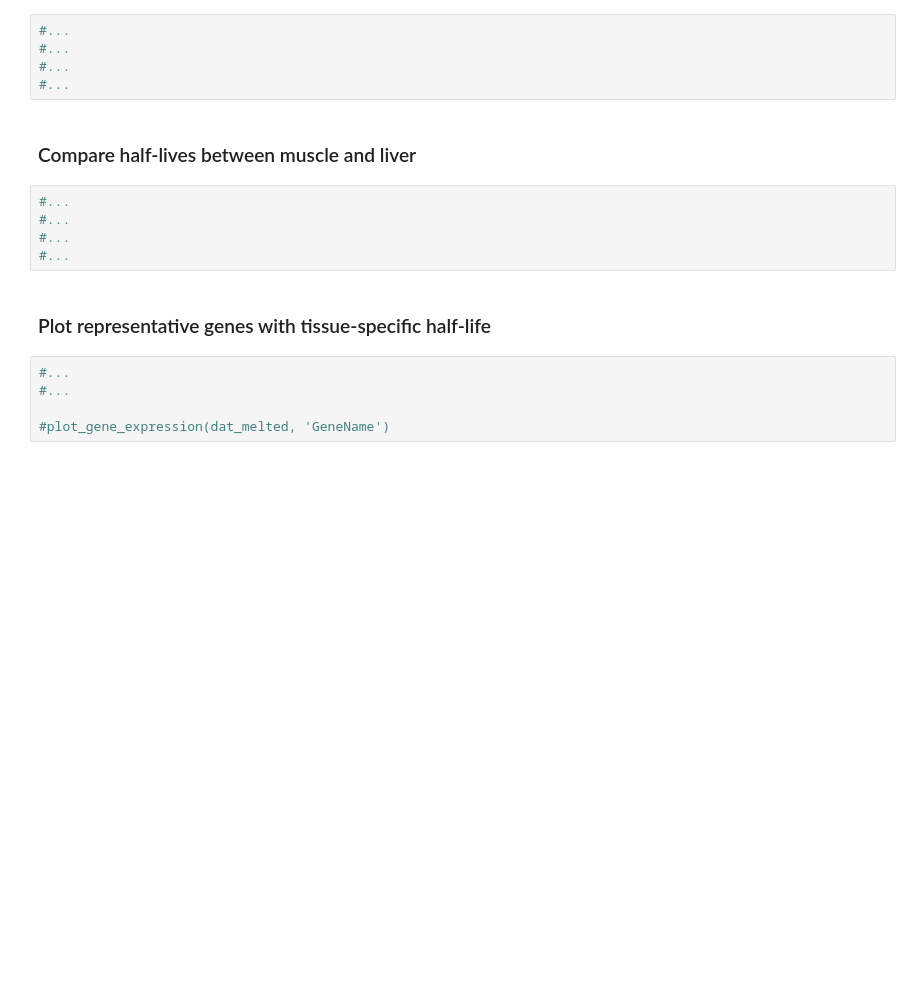
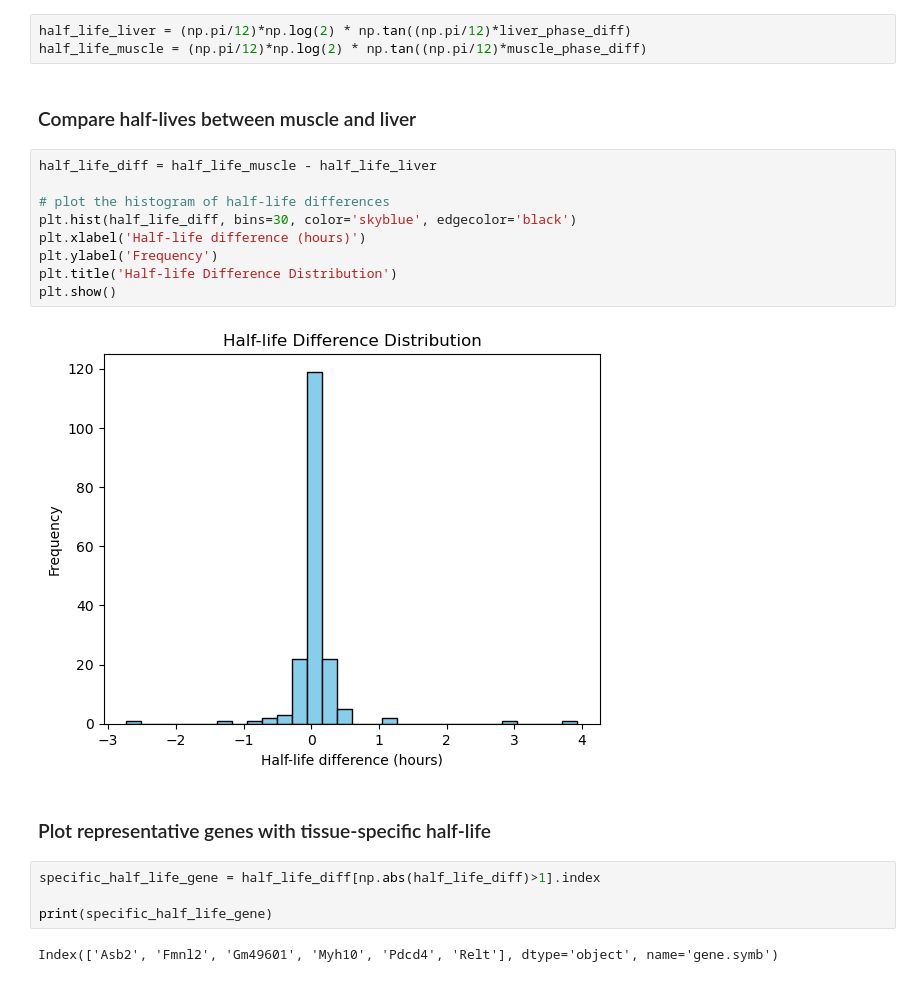
Before and after one commit to GregoirePachebat/group_18, a Jupyter notebook: Week11/Exercise_Week11_12_B_Exercises.ipynb, the cells around one changed output. Saved outputs shown, nothing was run; the diff lists cells and outputs as text; blank space fills up the shorter version.

```diff
--- a/Week11/Exercise_Week11_12_B_Exercises.ipynb
+++ b/Week11/Exercise_Week11_12_B_Exercises.ipynb
@@ -660,21 +654,26 @@ Index(['N4bp3', 'Slc19a1', 'Kpnb1', 'Smo', 'Tspan33', 'Crot', 'Mmd', 'Ddx39',
 # %% [markdown]
 ### Compute half-life from the delay between intron and exon
 # %%
-#...
-#...
-#...
-#...
+half_life_liver = (np.pi/12)*np.log(2) * np.tan((np.pi/12)*liver_phase_diff)
+half_life_muscle = (np.pi/12)*np.log(2) * np.tan((np.pi/12)*muscle_phase_diff)
 # %% [markdown]
 ### Compare half-lives between muscle and liver
 # %%
-#...
-#...
-#...
-#...
+half_life_diff = half_life_muscle - half_life_liver
+
+# plot the histogram of half-life differences
+plt.hist(half_life_diff, bins=30, color='skyblue', edgecolor='black')
+plt.xlabel('Half-life difference (hours)')
+plt.ylabel('Frequency')
+plt.title('Half-life Difference Distribution')
+plt.show()
+# %% [output]
+[figure, added]
 # %% [markdown]
 ### Plot representative genes with tissue-specific half-life
 # %%
-#...
-#...
+specific_half_life_gene = half_life_diff[np.abs(half_life_diff)>1].index
 
-#plot_gene_expression(dat_melted, 'GeneName')
+print(specific_half_life_gene)
+# %% [output]
+Index(['Asb2', 'Fmnl2', 'Gm49601', 'Myh10', 'Pdcd4', 'Relt'], dtype='object', name='gene.symb')
```
Also changed, not shown: parts of 2 cells of this notebook.
